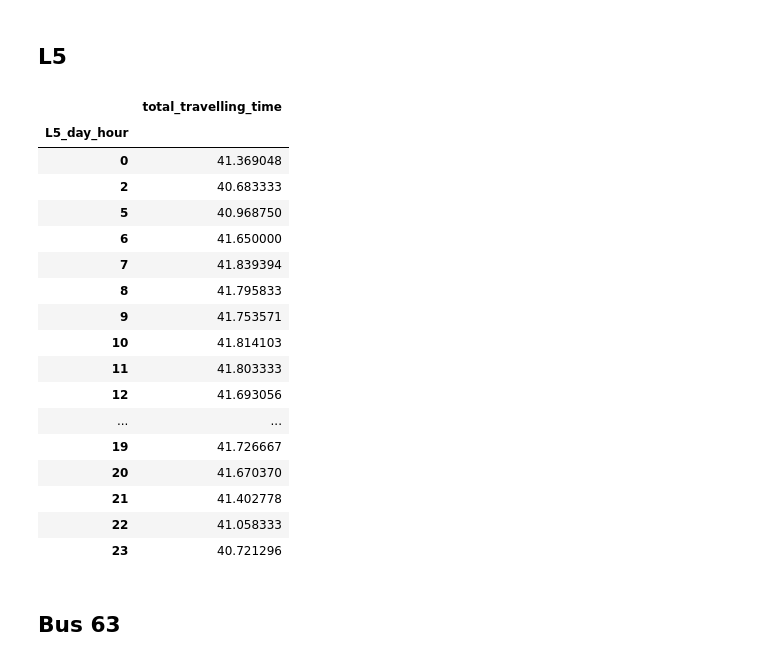
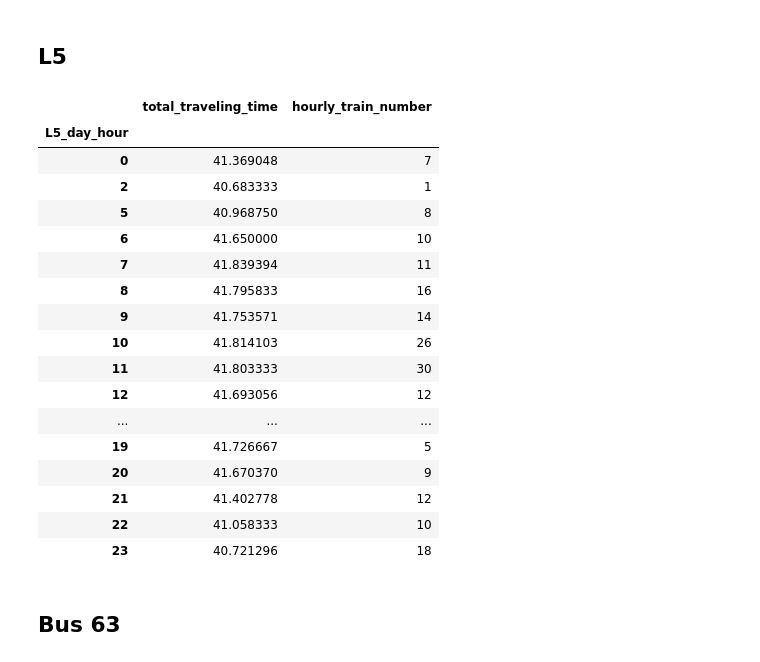
Before and after one commit to ChaotingChang/Project-Barcelona-public-transportation-capacity-in-big-event, a Jupyter notebook: your-project/Project_Week2-add-bus.ipynb, the cells around one changed output. Saved outputs shown, nothing was run; the diff lists cells and outputs as text; code cells hidden in the pictures.

```diff
--- a/your-project/Project_Week2-add-bus.ipynb
+++ b/your-project/Project_Week2-add-bus.ipynb
@@ -3,6 +3,6 @@ import numpy as np
 import pandas as pd
 # %%
 # Read data
-df = pd.read_csv("combined1.csv")
+df = pd.read_csv("/home/chao/Desktop/Ironhack/Projects/Project-Week-2-Transporte/combined1.csv")
 # %%
 df.head()
@@ -339,47 +309,51 @@ travelling_time_L4.groupby(["L4_day_hour"]).mean()
 # %%
 df_L5_a = df_L5[(df_L5["start_stop"] == True)]
 df_L5_b = df_L5[(df_L5["destination"] == True)]
 df_L5_full = pd.concat([df_L5_a, df_L5_b]).sort_values(by=['trip_id'])
 df_L5_full =df_L5_full.reset_index(drop=True)
 
 travelling_time_L5 = []
 for i in range(df_L5_full.shape[0]-1):
     if df_L5_full.trip_id[i] == df_L5_full.trip_id[i+1]:
         time_interval = df_L5_full.departure_time[i].components.hours
         total_travelling_time = df_L5_full.arrival_time[i+1] -df_L5_full.arrival_time[i]
         x = [time_interval,total_travelling_time]
         travelling_time_L5.append(x)
 
 travelling_time_L5 = pd.DataFrame(travelling_time_L5)
 travelling_time_L5.head()
 
 travelling_time_L5.columns = ["L5_day_hour", "total_travelling_time"]
 
 travelling_time_L5["total_travelling_time"] = travelling_time_L5["total_travelling_time"]/pd.Timedelta('1 minutes')
 travelling_time_L5["total_travelling_time"] = travelling_time_L5["total_travelling_time"].astype(float)
 travelling_time_L5["total_travelling_time"] = travelling_time_L5["total_travelling_time"].abs()
 travelling_time_L5.describe()
 
-travelling_time_L5.groupby(["L5_day_hour"]).mean()
+L5_time = travelling_time_L5.groupby(["L5_day_hour"]).mean()
+L5_freq = travelling_time_L5.groupby(["L5_day_hour"]).count()
+L5_resume = pd.concat([L5_time, L5_freq], axis = 1)
+L5_resume.columns = ["total_traveling_time","hourly_train_number"]
+L5_resume
 # %% [output]
-|  | total_travelling_time |
-| L5_day_hour |  |
-| 0 | 41.369048 |
-| 2 | 40.683333 |
-| 5 | 40.968750 |
-| 6 | 41.650000 |
-| 7 | 41.839394 |
-| 8 | 41.795833 |
-| 9 | 41.753571 |
-| 10 | 41.814103 |
-| 11 | 41.803333 |
-| 12 | 41.693056 |
-| ... | ... |
-| 19 | 41.726667 |
-| 20 | 41.670370 |
-| 21 | 41.402778 |
-| 22 | 41.058333 |
-| 23 | 40.721296 |
+|  | total_traveling_time | hourly_train_number |
+| L5_day_hour |  |  |
+| 0 | 41.369048 | 7 |
+| 2 | 40.683333 | 1 |
+| 5 | 40.968750 | 8 |
+| 6 | 41.650000 | 10 |
+| 7 | 41.839394 | 11 |
+| 8 | 41.795833 | 16 |
+| 9 | 41.753571 | 14 |
+| 10 | 41.814103 | 26 |
+| 11 | 41.803333 | 30 |
+| 12 | 41.693056 | 12 |
+| ... | ... | ... |
+| 19 | 41.726667 | 5 |
+| 20 | 41.670370 | 9 |
+| 21 | 41.402778 | 12 |
+| 22 | 41.058333 | 10 |
+| 23 | 40.721296 | 18 |
 # %% [markdown]
 ## Bus 63
 # %%
```
Also changed, not shown: parts of 23 cells of this notebook.
